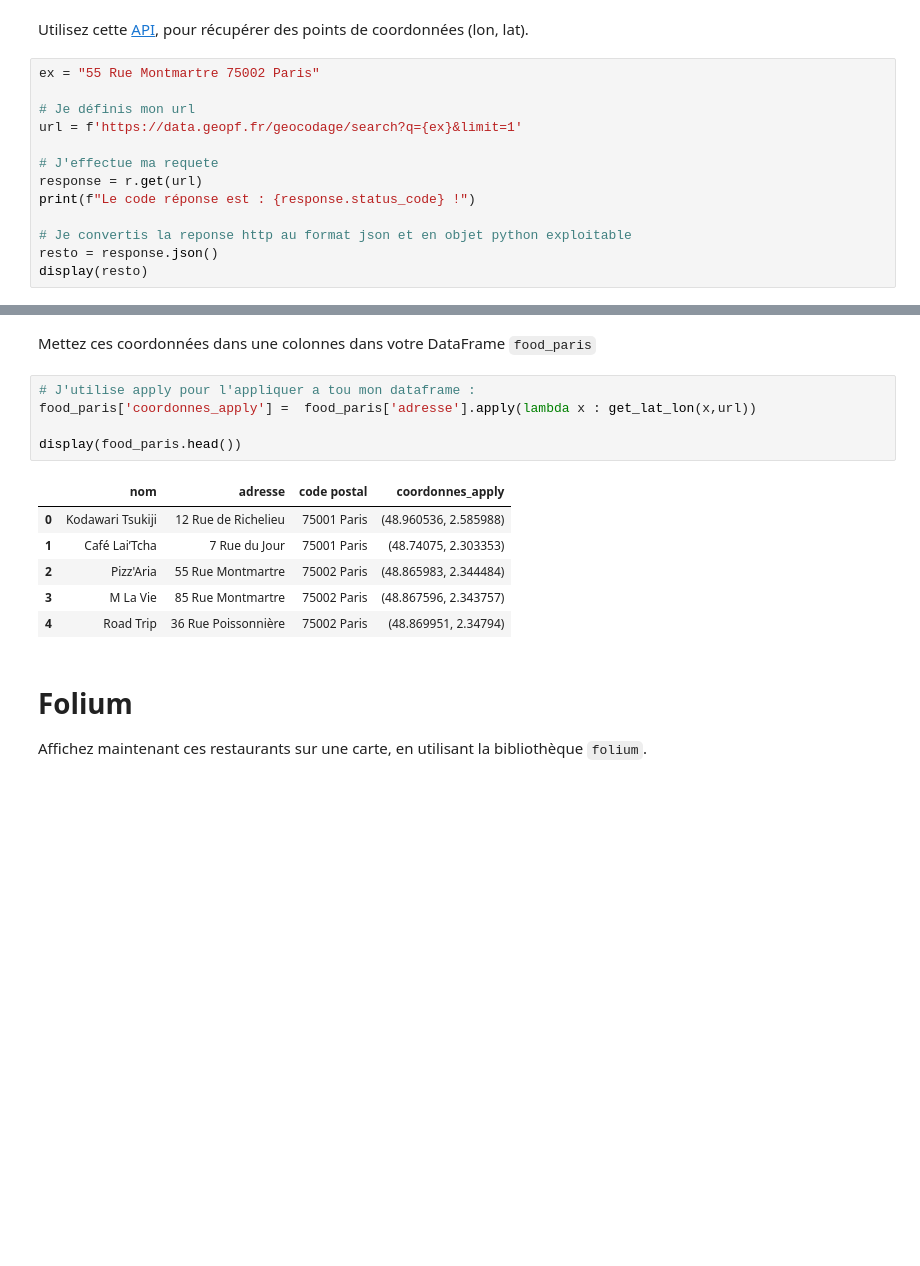
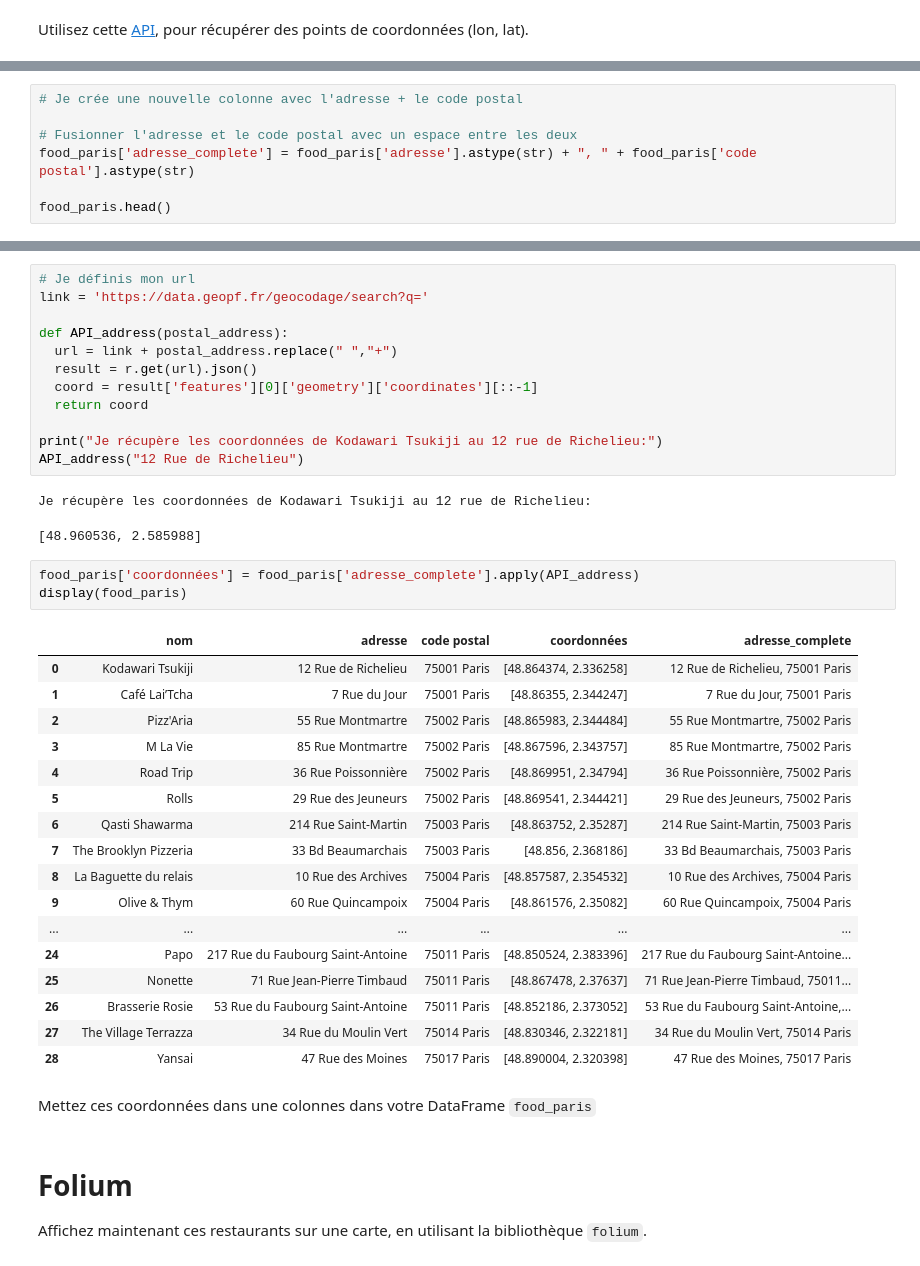
Before and after one commit to cedricbedu/Wild_code_school, a Jupyter notebook: [S][FR]Checkpoint_3_Data_Analyst_Sept_2024.ipynb, the cells around one changed output, grey strips where cells are left out. Cells and saved outputs as stored; diff of their text form; blank space fills up the shorter version.

```diff
--- a/[S][FR]Checkpoint_3_Data_Analyst_Sept_2024.ipynb
+++ b/[S][FR]Checkpoint_3_Data_Analyst_Sept_2024.ipynb
@@ -40,15 +23,2 @@ Name: count, dtype: int64
 # %% [markdown]
 Utilisez cette [API](https://data.geopf.fr/geocodage/openapi), pour récupérer des points de coordonnées (lon, lat).
-# %%
-ex = "55 Rue Montmartre 75002 Paris"
-
-# Je définis mon url
-url = f'https://data.geopf.fr/geocodage/search?q={ex}&limit=1'
-
-# J'effectue ma requete
-response = r.get(url)
-print(f"Le code réponse est : {response.status_code} !")
-
-# Je convertis la reponse http au format json et en objet python exploitable
-resto = response.json()
-display(resto)
@@ -100,0 +25,7 @@ get_lat_lon('55 Rue Montmartre', url)
+# %%
+# Je crée une nouvelle colonne avec l'adresse + le code postal
+
+# Fusionner l'adresse et le code postal avec un espace entre les deux
+food_paris['adresse_complete'] = food_paris['adresse'].astype(str) + ", " + food_paris['code postal'].astype(str)
+
+food_paris.head()
@@ -101,17 +39,41 @@ get_lat_lon('55 Rue Montmartre', url)
+# %%
+# Je définis mon url
+link = 'https://data.geopf.fr/geocodage/search?q='
+
+def API_address(postal_address):
+  url = link + postal_address.replace(" ","+")
+  result = r.get(url).json()
+  coord = result['features'][0]['geometry']['coordinates'][::-1]
+  return coord
+
+print("Je récupère les coordonnées de Kodawari Tsukiji au 12 rue de Richelieu:")
+API_address("12 Rue de Richelieu")
+# %% [output]
+Je récupère les coordonnées de Kodawari Tsukiji au 12 rue de Richelieu:
+[48.960536, 2.585988]
+# %%
+food_paris['coordonnées'] = food_paris['adresse_complete'].apply(API_address)
+display(food_paris)
+# %% [output]
+|  | nom | adresse | code postal | coordonnées | adresse_complete |
+| 0 | Kodawari Tsukiji | 12 Rue de Richelieu | 75001 Paris | [48.864374, 2.336258] | 12 Rue de Richelieu, 75001 Paris |
+| 1 | Café Lai’Tcha | 7 Rue du Jour | 75001 Paris | [48.86355, 2.344247] | 7 Rue du Jour, 75001 Paris |
+| 2 | Pizz'Aria | 55 Rue Montmartre | 75002 Paris | [48.865983, 2.344484] | 55 Rue Montmartre, 75002 Paris |
+| 3 | M La Vie | 85 Rue Montmartre | 75002 Paris | [48.867596, 2.343757] | 85 Rue Montmartre, 75002 Paris |
+| 4 | Road Trip | 36 Rue Poissonnière | 75002 Paris | [48.869951, 2.34794] | 36 Rue Poissonnière, 75002 Paris |
+| 5 | Rolls | 29 Rue des Jeuneurs | 75002 Paris | [48.869541, 2.344421] | 29 Rue des Jeuneurs, 75002 Paris |
+| 6 | Qasti Shawarma | 214 Rue Saint-Martin | 75003 Paris | [48.863752, 2.35287] | 214 Rue Saint-Martin, 75003 Paris |
+| 7 | The Brooklyn Pizzeria | 33 Bd Beaumarchais | 75003 Paris | [48.856, 2.368186] | 33 Bd Beaumarchais, 75003 Paris |
+| 8 | La Baguette du relais | 10 Rue des Archives | 75004 Paris | [48.857587, 2.354532] | 10 Rue des Archives, 75004 Paris |
+| 9 | Olive & Thym | 60 Rue Quincampoix | 75004 Paris | [48.861576, 2.35082] | 60 Rue Quincampoix, 75004 Paris |
+| ... | ... | ... | ... | ... | ... |
+| 24 | Papo | 217 Rue du Faubourg Saint-Antoine | 75011 Paris | [48.850524, 2.383396] | 217 Rue du Faubourg Saint-Antoine... |
+| 25 | Nonette | 71 Rue Jean-Pierre Timbaud | 75011 Paris | [48.867478, 2.37637] | 71 Rue Jean-Pierre Timbaud, 75011... |
+| 26 | Brasserie Rosie | 53 Rue du Faubourg Saint-Antoine | 75011 Paris | [48.852186, 2.373052] | 53 Rue du Faubourg Saint-Antoine,... |
+| 27 | The Village Terrazza | 34 Rue du Moulin Vert | 75014 Paris | [48.830346, 2.322181] | 34 Rue du Moulin Vert, 75014 Paris |
+| 28 | Yansai | 47 Rue des Moines | 75017 Paris | [48.890004, 2.320398] | 47 Rue des Moines, 75017 Paris |
 # %% [markdown]
 Mettez ces coordonnées dans une colonnes dans votre DataFrame `food_paris`
-# %%
-# J'utilise apply pour l'appliquer a tou mon dataframe :
-food_paris['coordonnes_apply'] =  food_paris['adresse'].apply(lambda x : get_lat_lon(x,url))
-
-display(food_paris.head())
-# %% [output]
-|  | nom | adresse | code postal | coordonnes_apply |
-| 0 | Kodawari Tsukiji | 12 Rue de Richelieu | 75001 Paris | (48.960536, 2.585988) |
-| 1 | Café Lai’Tcha | 7 Rue du Jour | 75001 Paris | (48.74075, 2.303353) |
-| 2 | Pizz'Aria | 55 Rue Montmartre | 75002 Paris | (48.865983, 2.344484) |
-| 3 | M La Vie | 85 Rue Montmartre | 75002 Paris | (48.867596, 2.343757) |
-| 4 | Road Trip | 36 Rue Poissonnière | 75002 Paris | (48.869951, 2.34794) |
 # %% [markdown]
 # Folium
 
```
Also changed, not shown: parts of 13 cells of this notebook.
